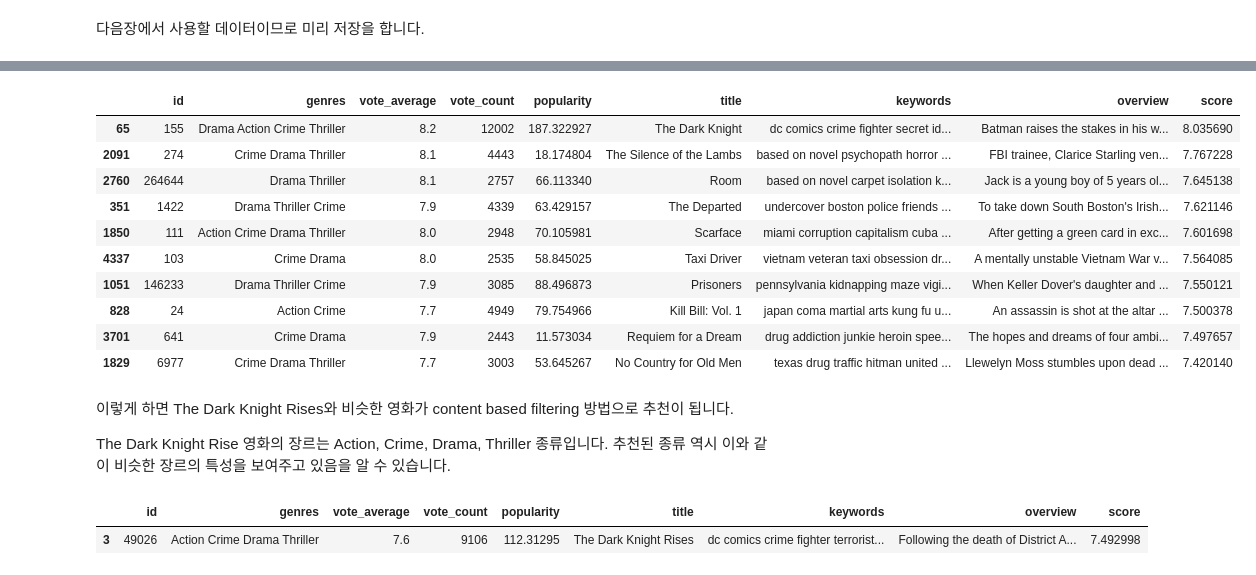
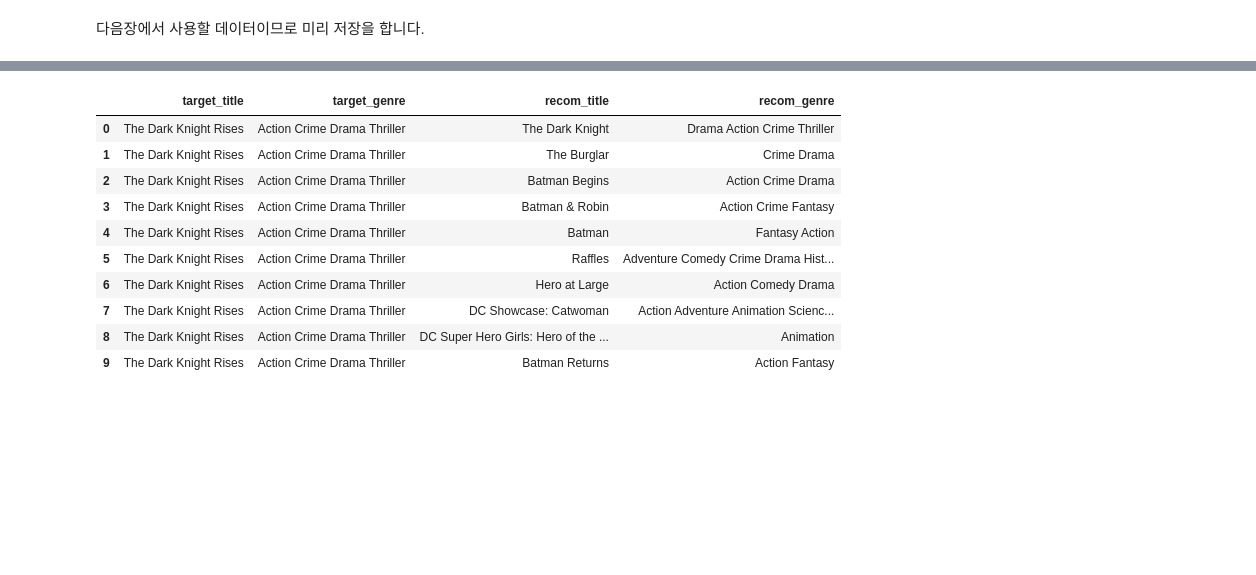
Before and after one commit to lsjsj92/recommender_system_with_Python, a Jupyter notebook: 002. recommender system basic with Python - 1 content based filtering.ipynb, the cells around one changed output, grey strips where cells are left out. Saved outputs shown, nothing was run; the diff lists cells and outputs as text; code cells hidden in the pictures; blank space fills up the shorter version.

```diff
--- a/002. recommender system basic with Python - 1 content based filtering.ipynb
+++ b/002. recommender system basic with Python - 1 content based filtering.ipynb
@@ -228,0 +295,4 @@ gerne_c_sim = cosine_similarity(c_vector_genres, c_vector_genres).argsort()[:, :
+# %%
+tfidf_matrix = pd.DataFrame(tfidf_matrix, columns=tfidf_matrix_feature, index = movie_data.title)
+print(tfidf_matrix.shape)
+tfidf_matrix.head()
@@ -228,0 +314,3 @@ gerne_c_sim = cosine_similarity(c_vector_genres, c_vector_genres).argsort()[:, :
+# %%
+%%time
+cosine_sim = cosine_similarity(tfidf_matrix)
@@ -245,0 +324,4 @@ def get_recommend_movie_list(df, movie_title, top=30):
+# %%
+cosine_sim_df = pd.DataFrame(cosine_sim, index = movie_data.title, columns = movie_data.title)
+print(cosine_sim_df.shape)
+cosine_sim_df.head()
@@ -246,23 +347,28 @@ def get_recommend_movie_list(df, movie_title, top=30):
+# %%
+def genre_recommendations(target_title, matrix, items, k=10):
+    recom_idx = matrix.loc[:, target_title].values.reshape(1, -1).argsort()[:, ::-1].flatten()[1:k+1]
+    recom_title = items.iloc[recom_idx, :].title.values
+    recom_genre = items.iloc[recom_idx, :].genres.values
+    target_title_list = np.full(len(range(k)), target_title)
+    target_genre_list = np.full(len(range(k)), items[items.title == target_title].genres.values)
+    d = {
+        'target_title':target_title_list,
+        'target_genre':target_genre_list,
+        'recom_title' : recom_title,
+        'recom_genre' : recom_genre
+    }
+    return pd.DataFrame(d)
 # %%
-get_recommend_movie_list(data, movie_title='The Dark Knight Rises')
+genre_recommendations('The Dark Knight Rises', cosine_sim_df, movie_data)
 # %% [output]
-|  | id | genres | vote_average | vote_count | popularity | title | keywords | overview | score |
-| 65 | 155 | Drama Action Crime Thriller | 8.2 | 12002 | 187.322927 | The Dark Knight | dc comics crime fighter secret id... | Batman raises the stakes in his w... | 8.035690 |
-| 2091 | 274 | Crime Drama Thriller | 8.1 | 4443 | 18.174804 | The Silence of the Lambs | based on novel psychopath horror ... | FBI trainee, Clarice Starling ven... | 7.767228 |
-| 2760 | 264644 | Drama Thriller | 8.1 | 2757 | 66.113340 | Room | based on novel carpet isolation k... | Jack is a young boy of 5 years ol... | 7.645138 |
-| 351 | 1422 | Drama Thriller Crime | 7.9 | 4339 | 63.429157 | The Departed | undercover boston police friends ... | To take down South Boston's Irish... | 7.621146 |
-| 1850 | 111 | Action Crime Drama Thriller | 8.0 | 2948 | 70.105981 | Scarface | miami corruption capitalism cuba ... | After getting a green card in exc... | 7.601698 |
-| 4337 | 103 | Crime Drama | 8.0 | 2535 | 58.845025 | Taxi Driver | vietnam veteran taxi obsession dr... | A mentally unstable Vietnam War v... | 7.564085 |
-| 1051 | 146233 | Drama Thriller Crime | 7.9 | 3085 | 88.496873 | Prisoners | pennsylvania kidnapping maze vigi... | When Keller Dover's daughter and ... | 7.550121 |
-| 828 | 24 | Action Crime | 7.7 | 4949 | 79.754966 | Kill Bill: Vol. 1 | japan coma martial arts kung fu u... | An assassin is shot at the altar ... | 7.500378 |
-| 3701 | 641 | Crime Drama | 7.9 | 2443 | 11.573034 | Requiem for a Dream | drug addiction junkie heroin spee... | The hopes and dreams of four ambi... | 7.497657 |
-| 1829 | 6977 | Crime Drama Thriller | 7.7 | 3003 | 53.645267 | No Country for Old Men | texas drug traffic hitman united ... | Llewelyn Moss stumbles upon dead ... | 7.420140 |
+|  | target_title | target_genre | recom_title | recom_genre |
+| 0 | The Dark Knight Rises | Action Crime Drama Thriller | The Dark Knight | Drama Action Crime Thriller |
+| 1 | The Dark Knight Rises | Action Crime Drama Thriller | The Burglar | Crime Drama |
+| 2 | The Dark Knight Rises | Action Crime Drama Thriller | Batman Begins | Action Crime Drama |
+| 3 | The Dark Knight Rises | Action Crime Drama Thriller | Batman & Robin | Action Crime Fantasy |
+| 4 | The Dark Knight Rises | Action Crime Drama Thriller | Batman | Fantasy Action |
+| 5 | The Dark Knight Rises | Action Crime Drama Thriller | Raffles | Adventure Comedy Crime Drama Hist... |
+| 6 | The Dark Knight Rises | Action Crime Drama Thriller | Hero at Large | Action Comedy Drama |
+| 7 | The Dark Knight Rises | Action Crime Drama Thriller | DC Showcase: Catwoman | Action Adventure Animation Scienc... |
+| 8 | The Dark Knight Rises | Action Crime Drama Thriller | DC Super Hero Girls: Hero of the ... | Animation |
+| 9 | The Dark Knight Rises | Action Crime Drama Thriller | Batman Returns | Action Fantasy |
-# %% [markdown]
-이렇게 하면 The Dark Knight Rises와 비슷한 영화가 content based filtering 방법으로 추천이 됩니다.
-
-The Dark Knight Rise 영화의 장르는 Action, Crime, Drama, Thriller 종류입니다. 추천된 종류 역시 이와 같이 비슷한 장르의 특성을 보여주고 있음을 알 수 있습니다.
-# %%
-data[data['title'] == 'The Dark Knight Rises']
-# %% [output]
-|  | id | genres | vote_average | vote_count | popularity | title | keywords | overview | score |
-| 3 | 49026 | Action Crime Drama Thriller | 7.6 | 9106 | 112.31295 | The Dark Knight Rises | dc comics crime fighter terrorist... | Following the death of District A... | 7.492998 |
```
Also changed, not shown: parts of 24 cells of this notebook.
